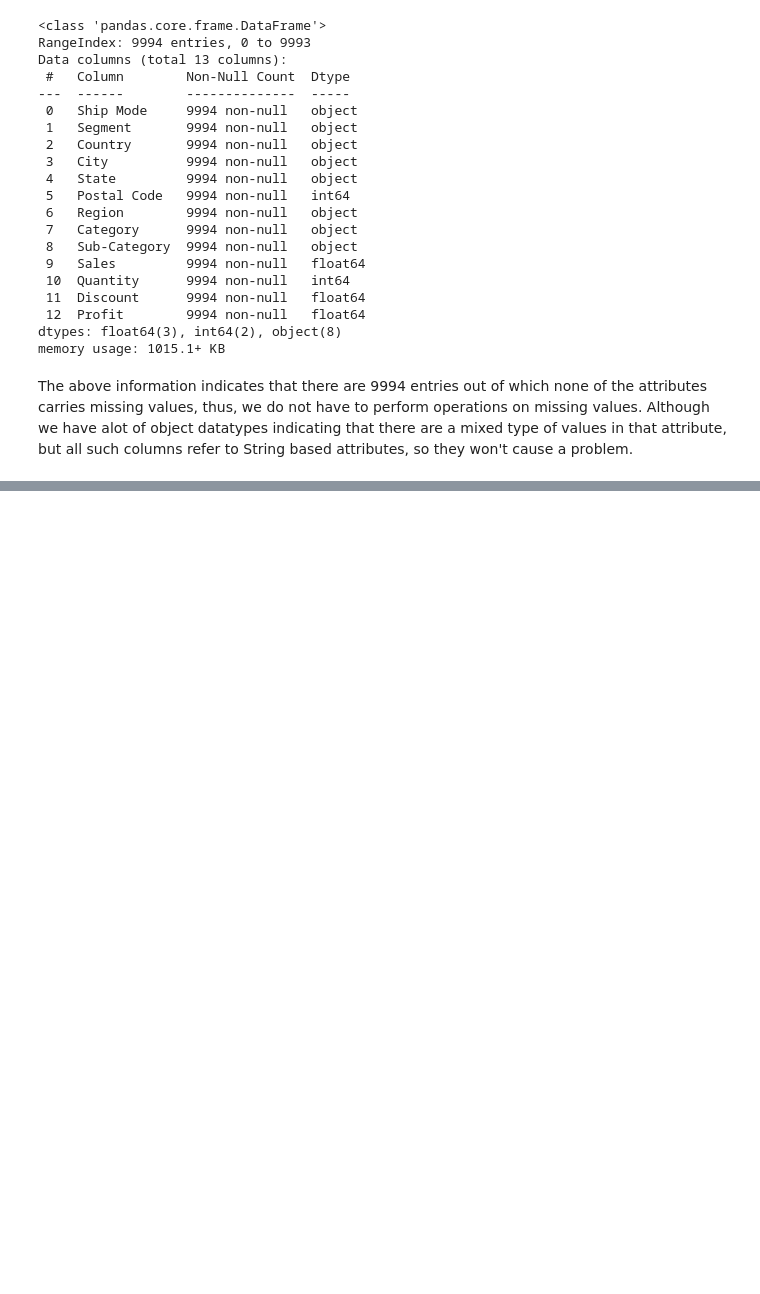
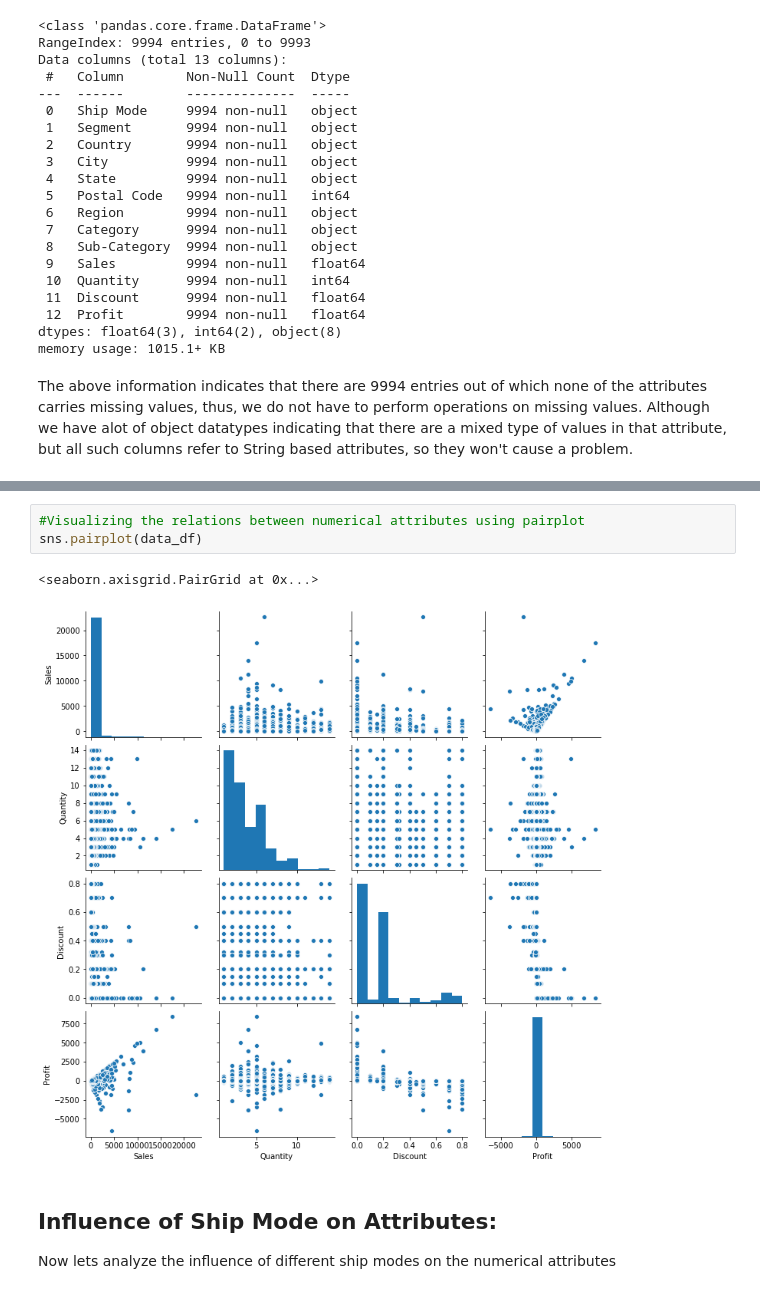
Before and after one commit to Hassan-Farid/GRIP-Internship-Tasks-, a Jupyter notebook: Retail EDA.ipynb, the cells around one changed output, grey strips where cells are left out. Drawn from its saved outputs; the diff is of its cells as text; blank space fills up the shorter version.

```diff
--- a/Retail EDA.ipynb
+++ b/Retail EDA.ipynb
@@ -51,0 +145,9 @@ Now that we have seen our data, we need to see which attributes have relationshi
+# %%
+#Visualizing the relations between numerical attributes using pairplot
+sns.pairplot(data_df)
+# %% [output]
+<seaborn.axisgrid.PairGrid at 0x...>
+[figure, added]
+# %% [markdown]
+## Influence of Ship Mode on Attributes:
+Now lets analyze the influence of different ship modes on the numerical attributes
```
Also changed, not shown: parts of 31 cells of this notebook, 1 other file.
